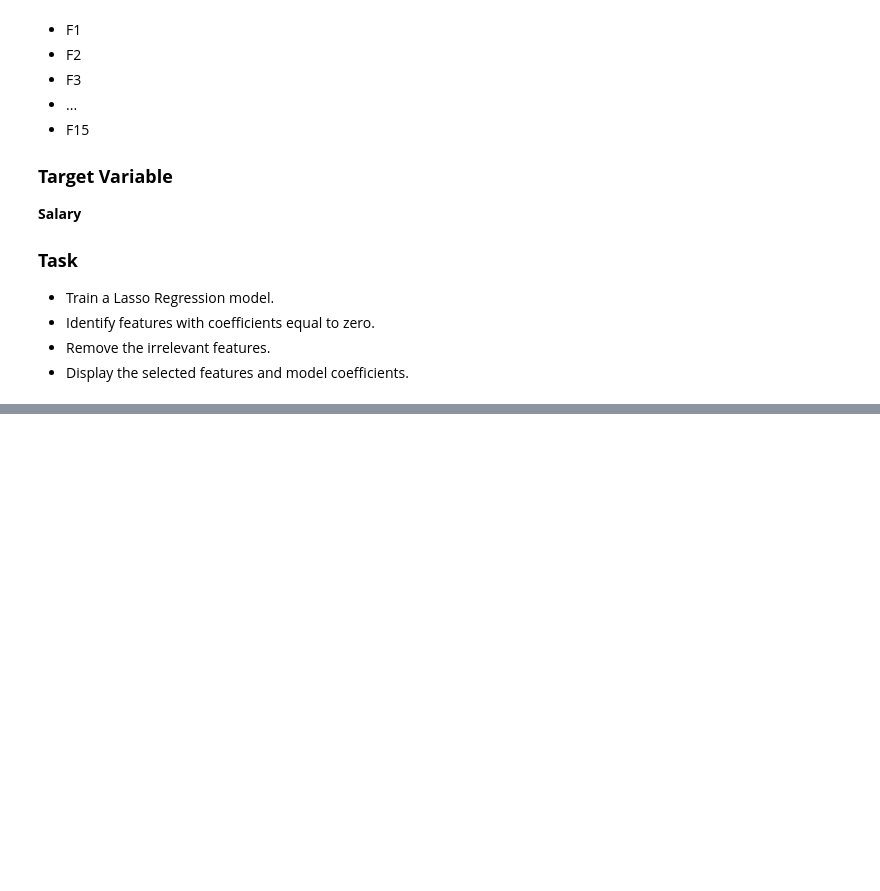
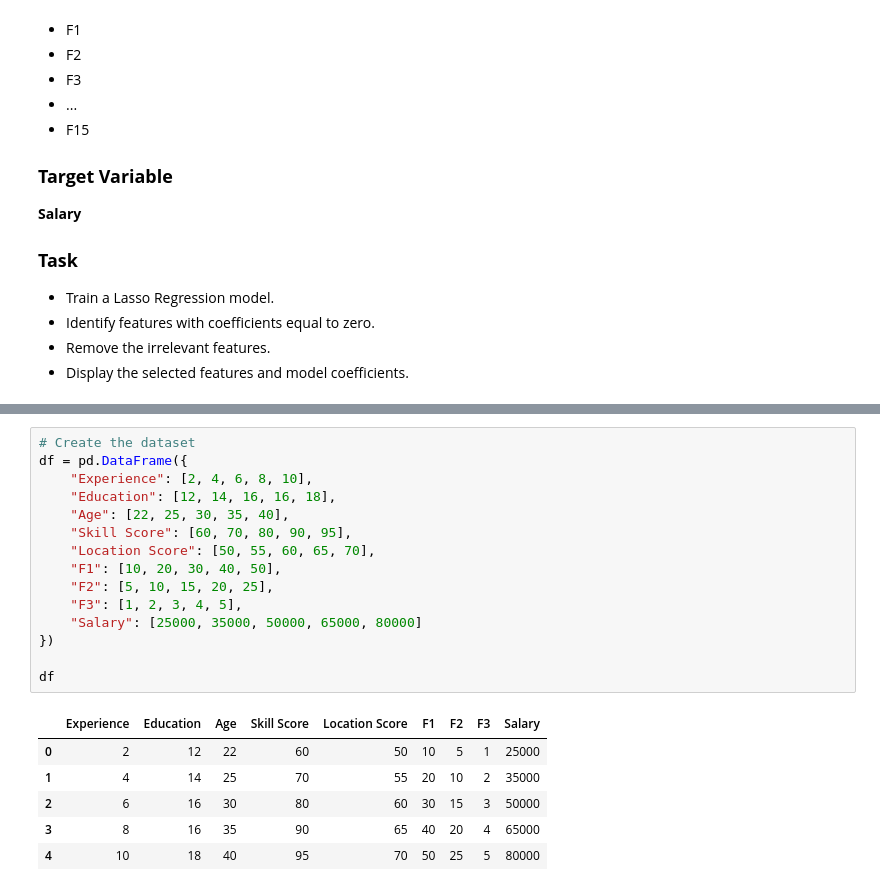
Before and after one commit to MonishDY/AI-Track, a Jupyter notebook: Module 2 - Feature Engineering/Assignment 1/Machine_Learning_Case_Studies_01.ipynb, the cells around one changed output, grey strips where cells are left out. Saved outputs shown, nothing was run; the diff lists cells and outputs as text; blank space fills up the shorter version.

```diff
--- a/Module 2 - Feature Engineering/Assignment 1/Machine_Learning_Case_Studies_01.ipynb
+++ b/Module 2 - Feature Engineering/Assignment 1/Machine_Learning_Case_Studies_01.ipynb
@@ -719,0 +875,22 @@ A company has 20 features. Identify irrelevant features using **Lasso Regression
+# %%
+# Create the dataset
+df = pd.DataFrame({
+    "Experience": [2, 4, 6, 8, 10],
+    "Education": [12, 14, 16, 16, 18],
+    "Age": [22, 25, 30, 35, 40],
+    "Skill Score": [60, 70, 80, 90, 95],
+    "Location Score": [50, 55, 60, 65, 70],
+    "F1": [10, 20, 30, 40, 50],
+    "F2": [5, 10, 15, 20, 25],
+    "F3": [1, 2, 3, 4, 5],
+    "Salary": [25000, 35000, 50000, 65000, 80000]
+})
+
+df
+# %% [output]
+|  | Experience | Education | Age | Skill Score | Location Score | F1 | F2 | F3 | Salary |
+| 0 | 2 | 12 | 22 | 60 | 50 | 10 | 5 | 1 | 25000 |
+| 1 | 4 | 14 | 25 | 70 | 55 | 20 | 10 | 2 | 35000 |
+| 2 | 6 | 16 | 30 | 80 | 60 | 30 | 15 | 3 | 50000 |
+| 3 | 8 | 16 | 35 | 90 | 65 | 40 | 20 | 4 | 65000 |
+| 4 | 10 | 18 | 40 | 95 | 70 | 50 | 25 | 5 | 80000 |
```
Also changed, not shown: parts of 8 cells of this notebook.
